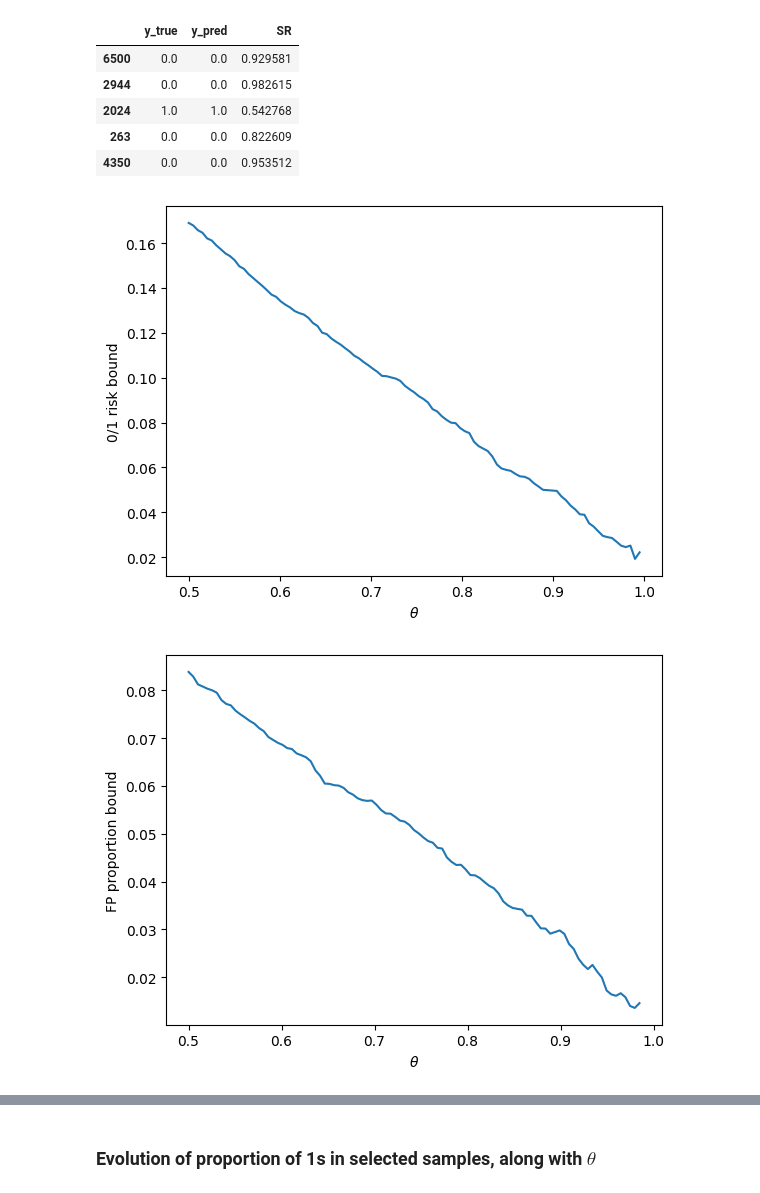
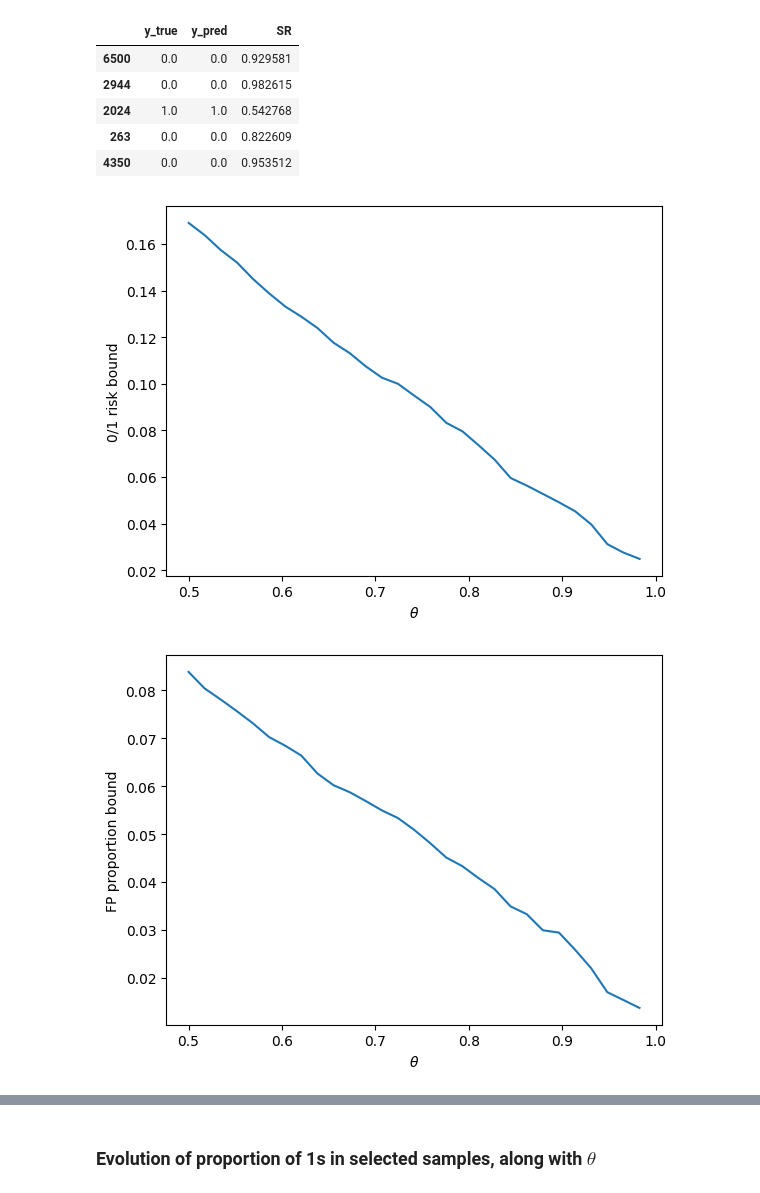
Before and after one commit to EmilienJemelen/selective-classification, a Jupyter notebook: other_ntbks/upper_bound_hypothesis.ipynb, the cells around one changed output, grey strips where cells are left out. Saved outputs shown, nothing was run; the diff lists cells and outputs as text; code cells hidden in the pictures.

```diff
--- a/other_ntbks/upper_bound_hypothesis.ipynb
+++ b/other_ntbks/upper_bound_hypothesis.ipynb
@@ -50,19 +50,19 @@ sgr_df.head() # balanced CIFAR-2 dataset
 # %%
 delta = 0.001
 # %%
-thetas, bounds = bound_evo_w_theta('standard', sgr_df, delta,steps=100)
+thetas, bounds = bound_evo_w_theta('standard', sgr_df, delta,steps=30)
 plt.plot(thetas, bounds)
 plt.xlabel(r'$\theta$')
 plt.ylabel('0/1 risk bound')
 plt.show()
 # %% [output]
-[figure, old version]
+[figure, new version]
 # %%
-thetas, bounds = bound_evo_w_theta('FP', sgr_df, delta,steps=100)
+thetas, bounds = bound_evo_w_theta('FP', sgr_df, delta,steps=30)
 plt.plot(thetas, bounds)
 plt.xlabel(r'$\theta$')
 plt.ylabel('FP proportion bound')
 plt.show()
 # %% [output]
-[figure, old version]
+[figure, new version]
 # %%
```
Also changed, not shown: parts of 7 cells of this notebook, 4 other files.
